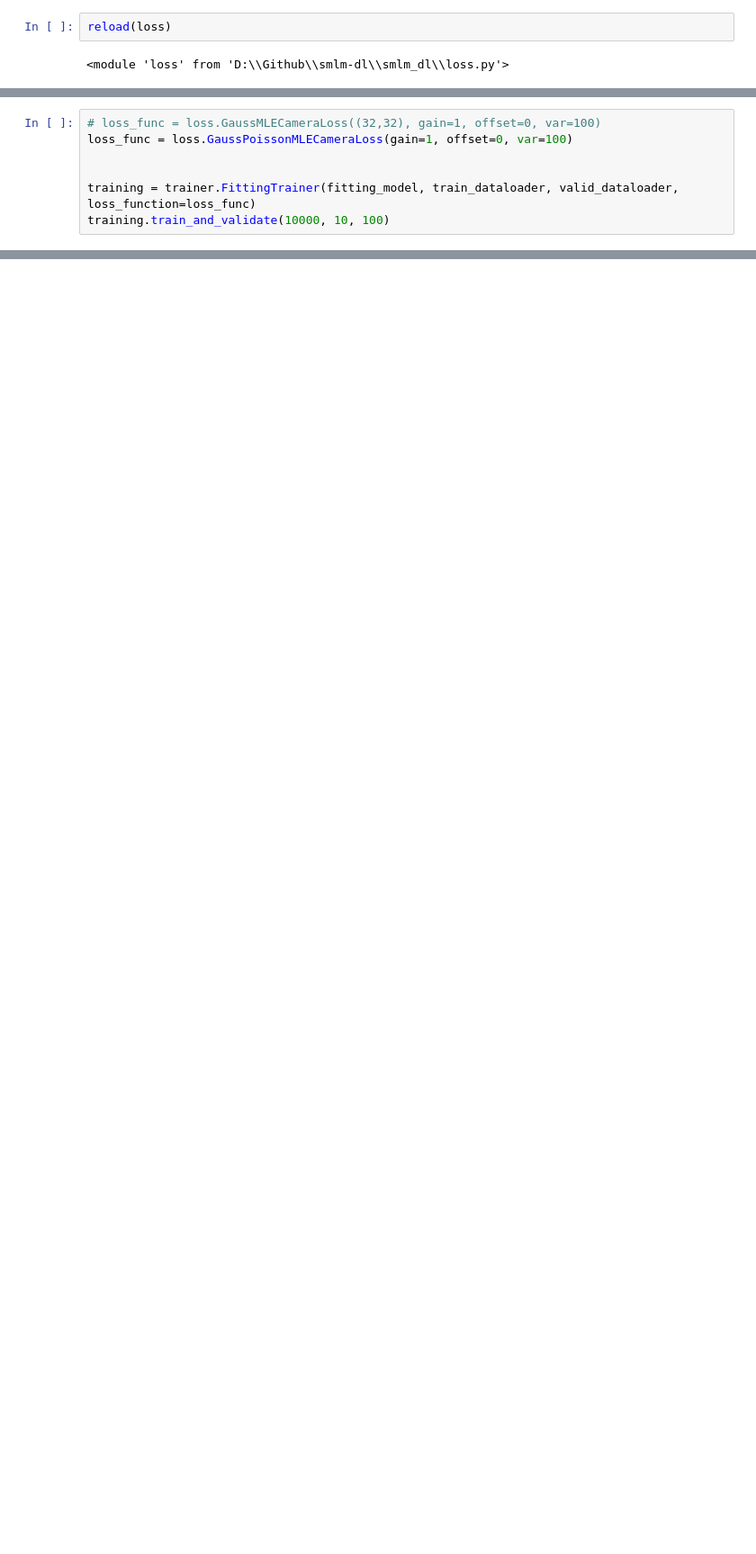
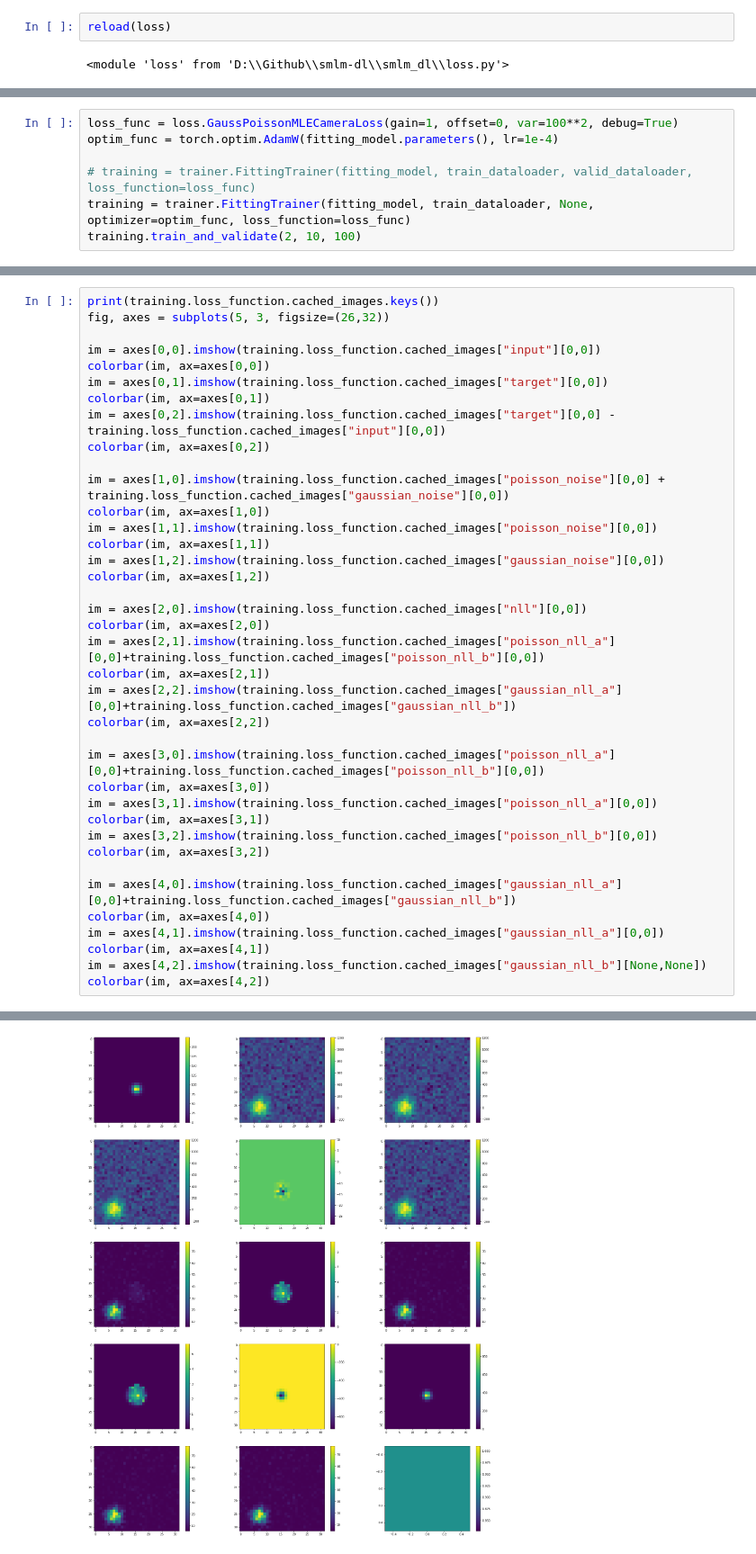
Before and after one commit to kkhchung/smlm-dl, a Jupyter notebook: smlm_dl/noise_training_tests.ipynb, the cells around one changed output, grey strips where cells are left out. Shown: that part at 90% size. Cells and saved outputs as stored; diff of their text form; blank space fills up the shorter version.

```diff
--- a/smlm_dl/noise_training_tests.ipynb
+++ b/smlm_dl/noise_training_tests.ipynb
@@ -110,8 +131,8 @@ reload(loss)
 # %%
-# loss_func = loss.GaussMLECameraLoss((32,32), gain=1, offset=0, var=100)
-loss_func = loss.GaussPoissonMLECameraLoss(gain=1, offset=0, var=100)
+loss_func = loss.GaussPoissonMLECameraLoss(gain=1, offset=0, var=100**2, debug=True)
+optim_func = torch.optim.AdamW(fitting_model.parameters(), lr=1e-4)
 
-
-training = trainer.FittingTrainer(fitting_model, train_dataloader, valid_dataloader, loss_function=loss_func)
-training.train_and_validate(10000, 10, 100)
+# training = trainer.FittingTrainer(fitting_model, train_dataloader, valid_dataloader, loss_function=loss_func)
+training = trainer.FittingTrainer(fitting_model, train_dataloader, None, optimizer=optim_func, loss_function=loss_func)
+training.train_and_validate(2, 10, 100)
 # %% [output]
@@ -138,0 +160,39 @@ KeyboardInterrupt:
+# %%
+print(training.loss_function.cached_images.keys())
+fig, axes = subplots(5, 3, figsize=(26,32))
+
+im = axes[0,0].imshow(training.loss_function.cached_images["input"][0,0])
+colorbar(im, ax=axes[0,0])
+im = axes[0,1].imshow(training.loss_function.cached_images["target"][0,0])
+colorbar(im, ax=axes[0,1])
+im = axes[0,2].imshow(training.loss_function.cached_images["target"][0,0] - training.loss_function.cached_images["input"][0,0])
+colorbar(im, ax=axes[0,2])
+
+im = axes[1,0].imshow(training.loss_function.cached_images["poisson_noise"][0,0] + training.loss_function.cached_images["gaussian_noise"][0,0])
+colorbar(im, ax=axes[1,0])
+im = axes[1,1].imshow(training.loss_function.cached_images["poisson_noise"][0,0])
+colorbar(im, ax=axes[1,1])
+im = axes[1,2].imshow(training.loss_function.cached_images["gaussian_noise"][0,0])
+colorbar(im, ax=axes[1,2])
+
+im = axes[2,0].imshow(training.loss_function.cached_images["nll"][0,0])
+colorbar(im, ax=axes[2,0])
+im = axes[2,1].imshow(training.loss_function.cached_images["poisson_nll_a"][0,0]+training.loss_function.cached_images["poisson_nll_b"][0,0])
+colorbar(im, ax=axes[2,1])
+im = axes[2,2].imshow(training.loss_function.cached_images["gaussian_nll_a"][0,0]+training.loss_function.cached_images["gaussian_nll_b"])
+colorbar(im, ax=axes[2,2])
+
+im = axes[3,0].imshow(training.loss_function.cached_images["poisson_nll_a"][0,0]+training.loss_function.cached_images["poisson_nll_b"][0,0])
+colorbar(im, ax=axes[3,0])
+im = axes[3,1].imshow(training.loss_function.cached_images["poisson_nll_a"][0,0])
+colorbar(im, ax=axes[3,1])
+im = axes[3,2].imshow(training.loss_function.cached_images["poisson_nll_b"][0,0])
+colorbar(im, ax=axes[3,2])
+
+im = axes[4,0].imshow(training.loss_function.cached_images["gaussian_nll_a"][0,0]+training.loss_function.cached_images["gaussian_nll_b"])
+colorbar(im, ax=axes[4,0])
+im = axes[4,1].imshow(training.loss_function.cached_images["gaussian_nll_a"][0,0])
+colorbar(im, ax=axes[4,1])
+im = axes[4,2].imshow(training.loss_function.cached_images["gaussian_nll_b"][None,None])
+colorbar(im, ax=axes[4,2])
+# %% [output]
@@ -138,0 +201 @@ KeyboardInterrupt:
+[figure, added]
```
Also changed, not shown: parts of 6 cells of this notebook, 2 other files.
